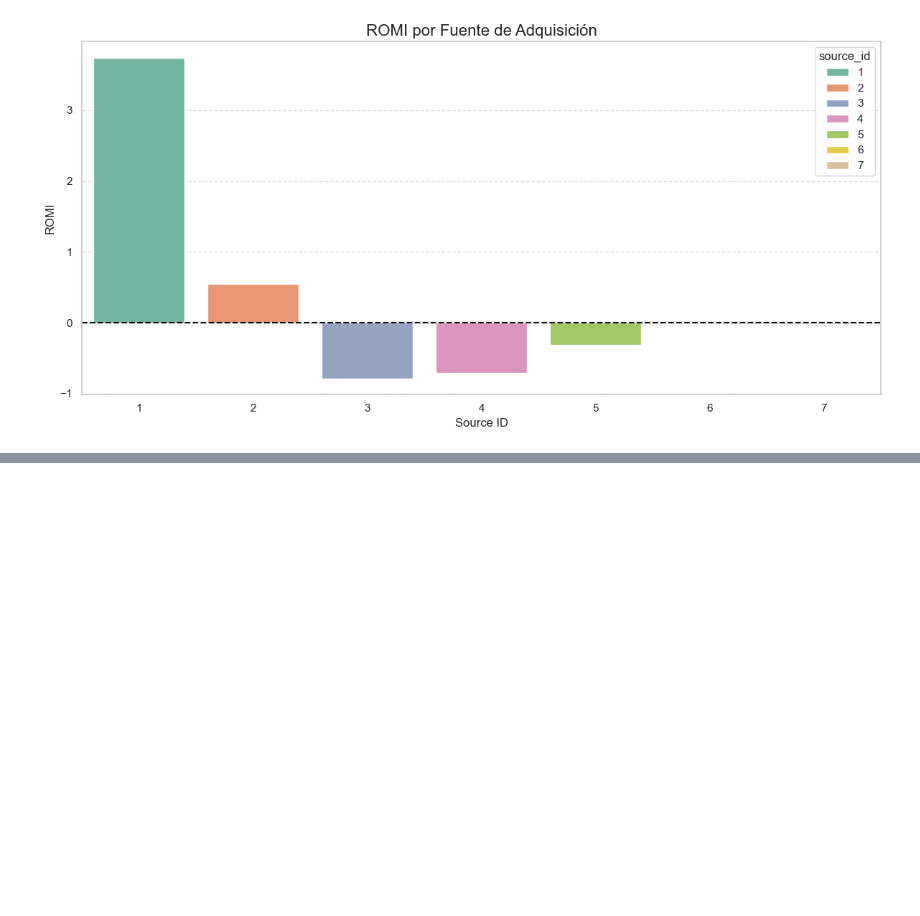
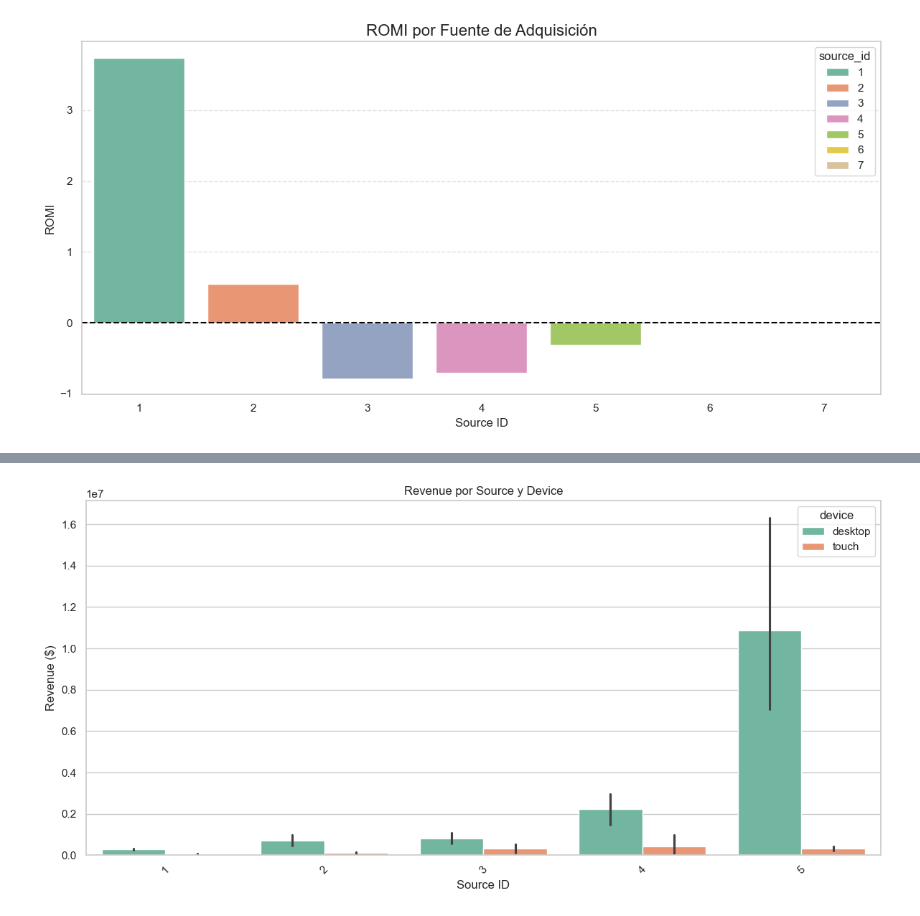
Before and after one commit to latostadorano/tt_s09_showz_tickets, a Jupyter notebook: s_09.ipynb, the cells around one changed output, grey strips where cells are left out. Cells and saved outputs as stored; diff of their text form; code cells hidden in the pictures; blank space fills up the shorter version.

```diff
--- a/s_09.ipynb
+++ b/s_09.ipynb
@@ -722,0 +822,12 @@ plt.show()
+# %%
+# Revenue por fuente y dispositivo
+plt.figure(figsize=(12,6))
+sns.barplot(data=summary, x='source_id', y='revenue', hue='device', palette='Set2')
+plt.title('Revenue por Source y Device')
+plt.ylabel('Revenue ($)')
+plt.xlabel('Source ID')
+plt.xticks(rotation=45)
+plt.tight_layout()
+plt.show()
+# %% [output]
+[figure, added]
```
Also changed, not shown: parts of 16 cells of this notebook.
